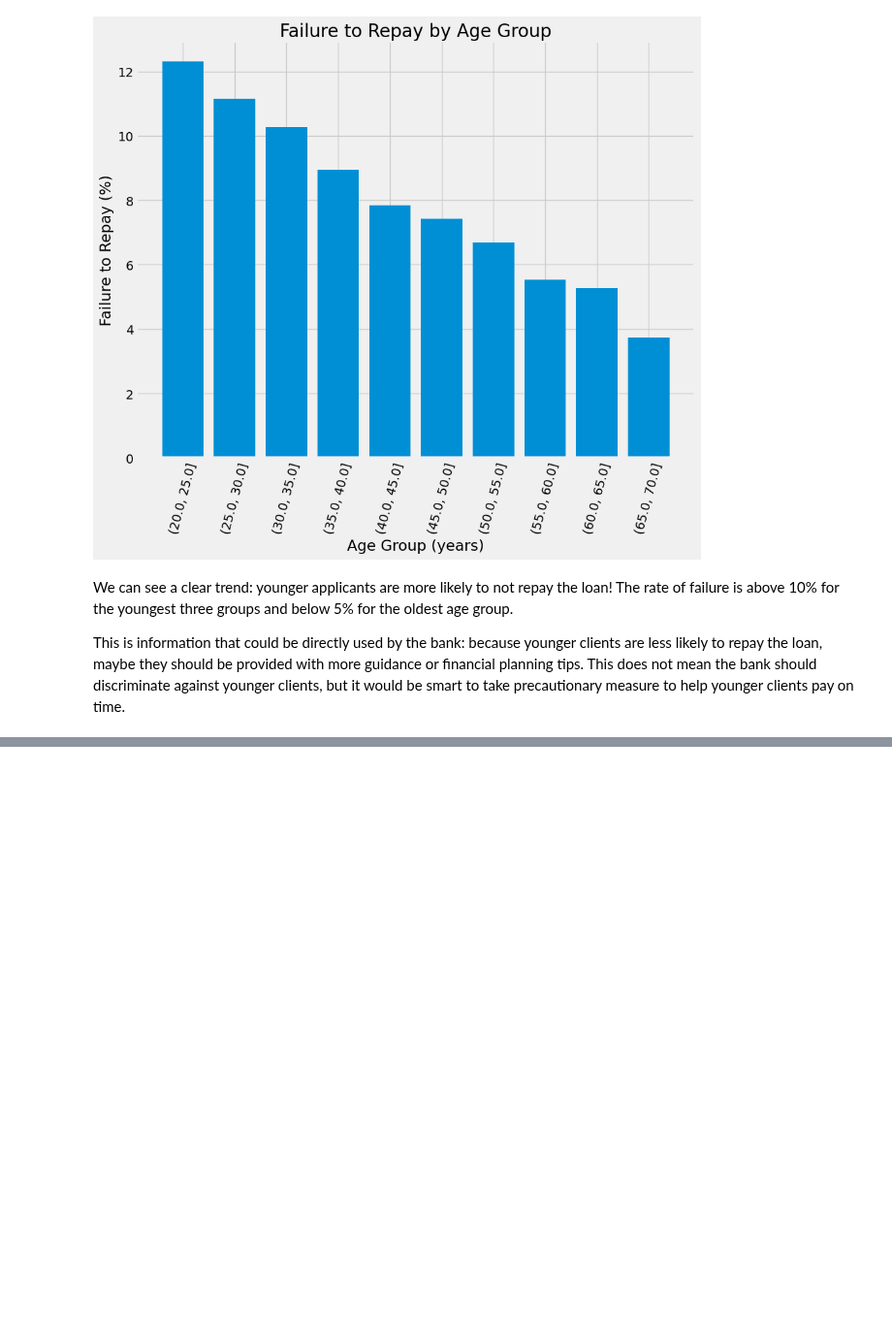
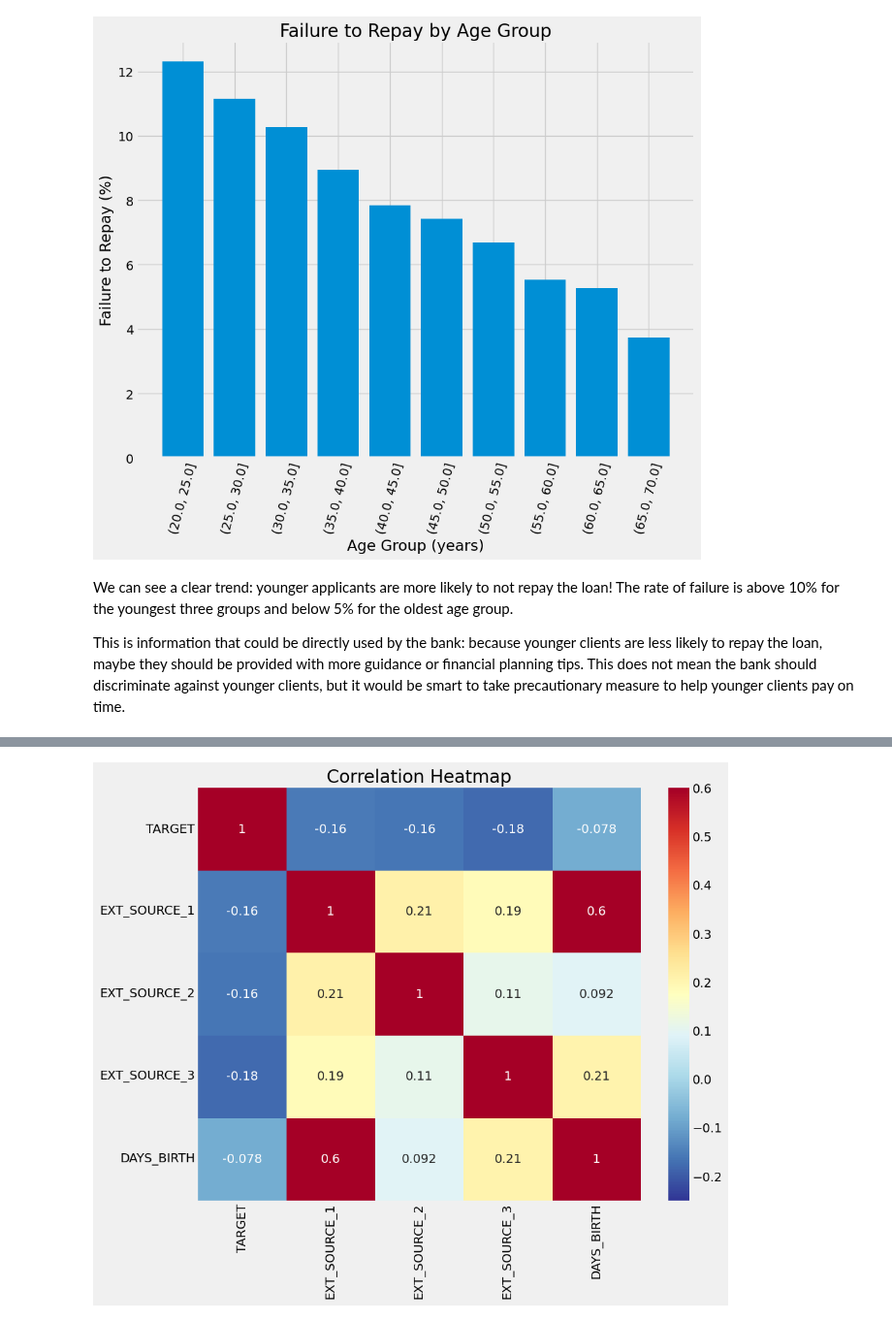
Before and after one commit to bhargav-borah/forked-practice-notebooks, a Jupyter notebook: start-here-a-gentle-introduction/home-credit-risk-1.ipynb, the cells around one changed output, grey strips where cells are left out. Shown at 97% size. Cells and saved outputs as stored; diff of their text form; code cells hidden in the pictures; blank space fills up the shorter version.

```diff
--- a/start-here-a-gentle-introduction/home-credit-risk-1.ipynb
+++ b/start-here-a-gentle-introduction/home-credit-risk-1.ipynb
@@ -471,0 +479,5 @@ We can see a clear trend: younger applicants are more likely to not repay the lo
+# %%
+# Extract the EXT_SOURCE variables and show correlations
+ext_data = train_df[['TARGET', 'EXT_SOURCE_1', 'EXT_SOURCE_2', 'EXT_SOURCE_3', 'DAYS_BIRTH']]
+ext_data_corrs = ext_data.corr()
+ext_data_corrs
@@ -471,0 +491,12 @@ We can see a clear trend: younger applicants are more likely to not repay the lo
+# %%
+plt.figure(figsize=(10, 8))
+
+# Heatmap of correlations
+sns.heatmap(ext_data_corrs,
+            cmap=plt.cm.RdYlBu_r,
+            vmin=-0.25,
+            annot=True,
+            vmax=0.6)
+plt.title('Correlation Heatmap');
+# %% [output]
+[figure, added]
```
Also changed, not shown: parts of 5 cells of this notebook.
